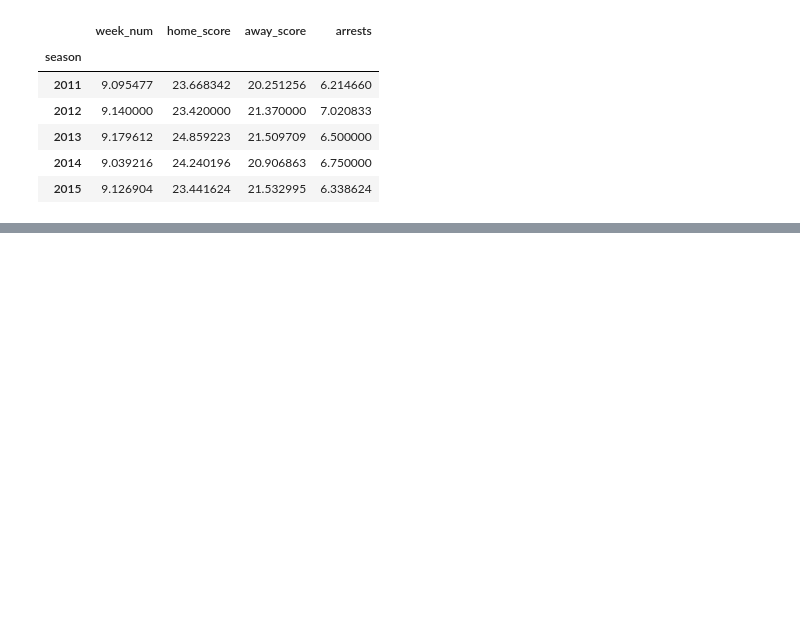
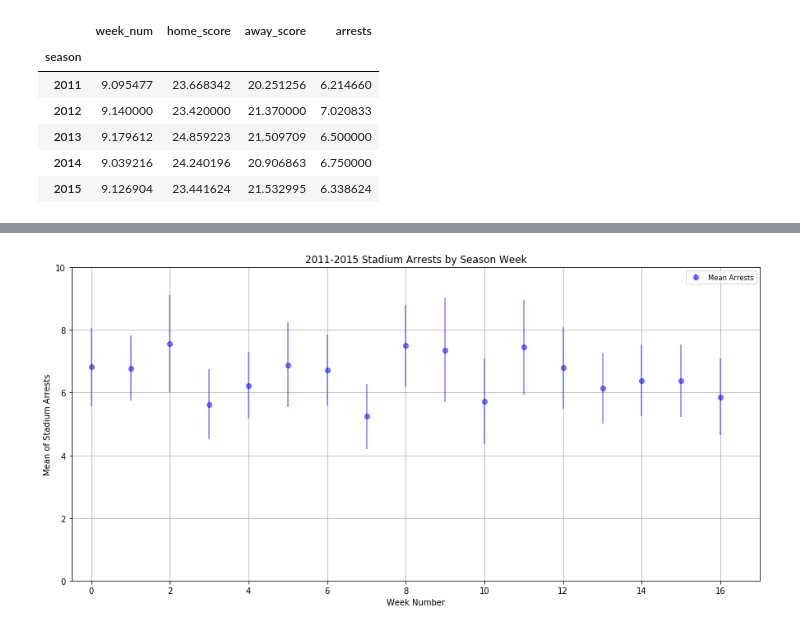
Before and after one commit to erictuscanes/Group-Project, a Jupyter notebook: NFL Arrests Notebook.ipynb, the cells around one changed output, grey strips where cells are left out. Drawn from its saved outputs; the diff is of its cells as text; code cells hidden in the pictures; blank space fills up the shorter version.

Commit message:
Created visualization for arrests by week number. Generated subplot for season as well

```diff
--- a/NFL Arrests Notebook.ipynb
+++ b/NFL Arrests Notebook.ipynb
@@ -34,0 +83,12 @@ nfl_arrests.groupby('season').mean()
+# %%
+byWeek = nfl_arrests.groupby('week_num')
+byWeek_mean = byWeek.mean()['arrests']
+byWeek_median = byWeek.median()['arrests']
+byWeek_sem = byWeek.sem()['arrests']
+
+byWeek_summary = pd.DataFrame([byWeek_mean, byWeek_sem, byWeek_median])
+byWeek_summary.reset_index(inplace=True)
+byWeek_summary.drop(columns='index', inplace=True)
+
+byWeek_summary.rename(index={0:'Mean', 1:'Standard Error', 2:'Median'}, inplace=True)
+byWeek_summary
@@ -34,0 +100,23 @@ nfl_arrests.groupby('season').mean()
+# %%
+# count number of weeks
+week_count = len(byWeek_summary.columns)
+# %%
+# Plot sample means with error bars
+fig, ax = plt.subplots(figsize=(15,7))
+
+ax.errorbar(np.arange(0, week_count), byWeek_mean, yerr=byWeek_sem, fmt="o", color="b",
+            alpha=0.5, label="Mean Arrests")
+
+ax.set_xlim(-0.5, week_count)
+ax.set_ylim(0,10)
+
+ax.set_xlabel("Week Number")
+ax.set_ylabel("Mean of Stadium Arrests")
+ax.set_title("2011-2015 Stadium Arrests by Season Week")
+
+plt.legend(loc="best", fontsize="small", fancybox=True)
+plt.grid()
+
+plt.show()
+# %% [output]
+[figure, added]
```
Also changed, not shown: parts of 12 cells of this notebook.
